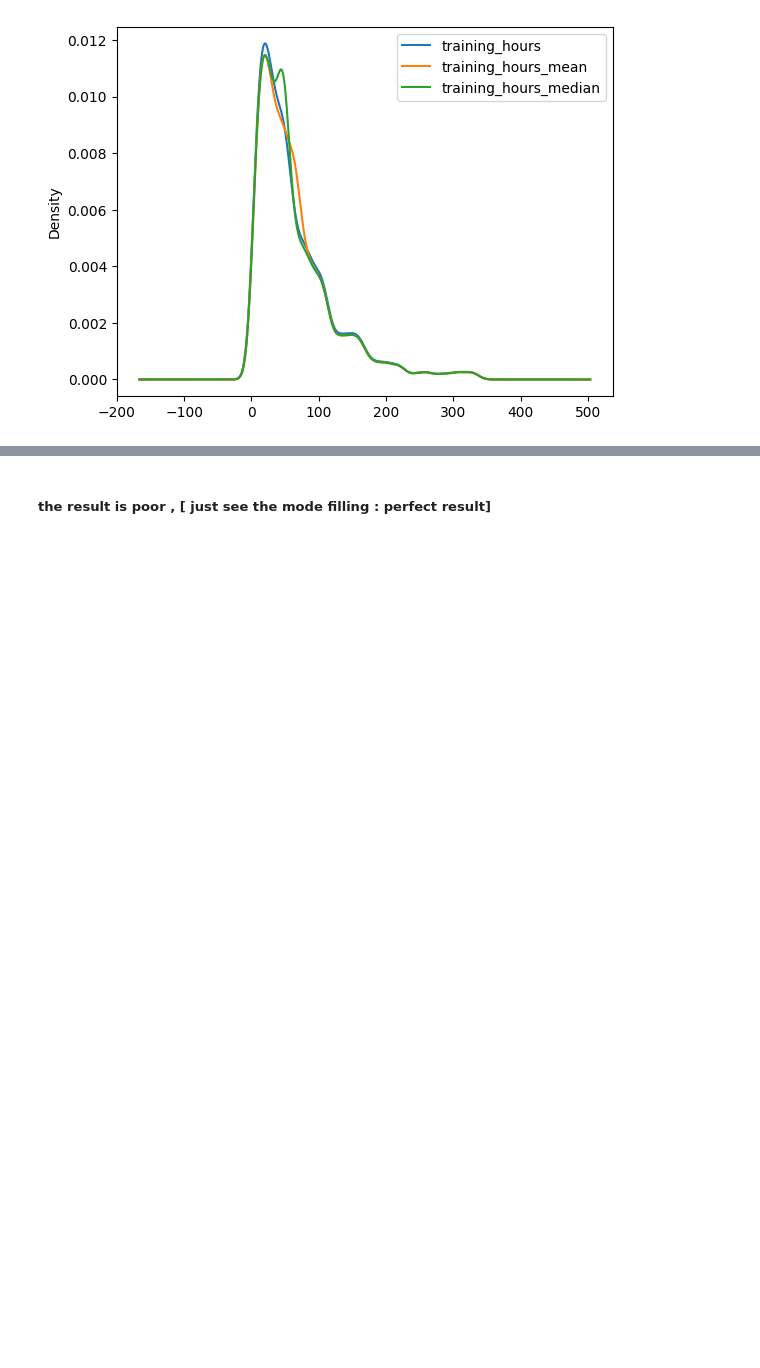
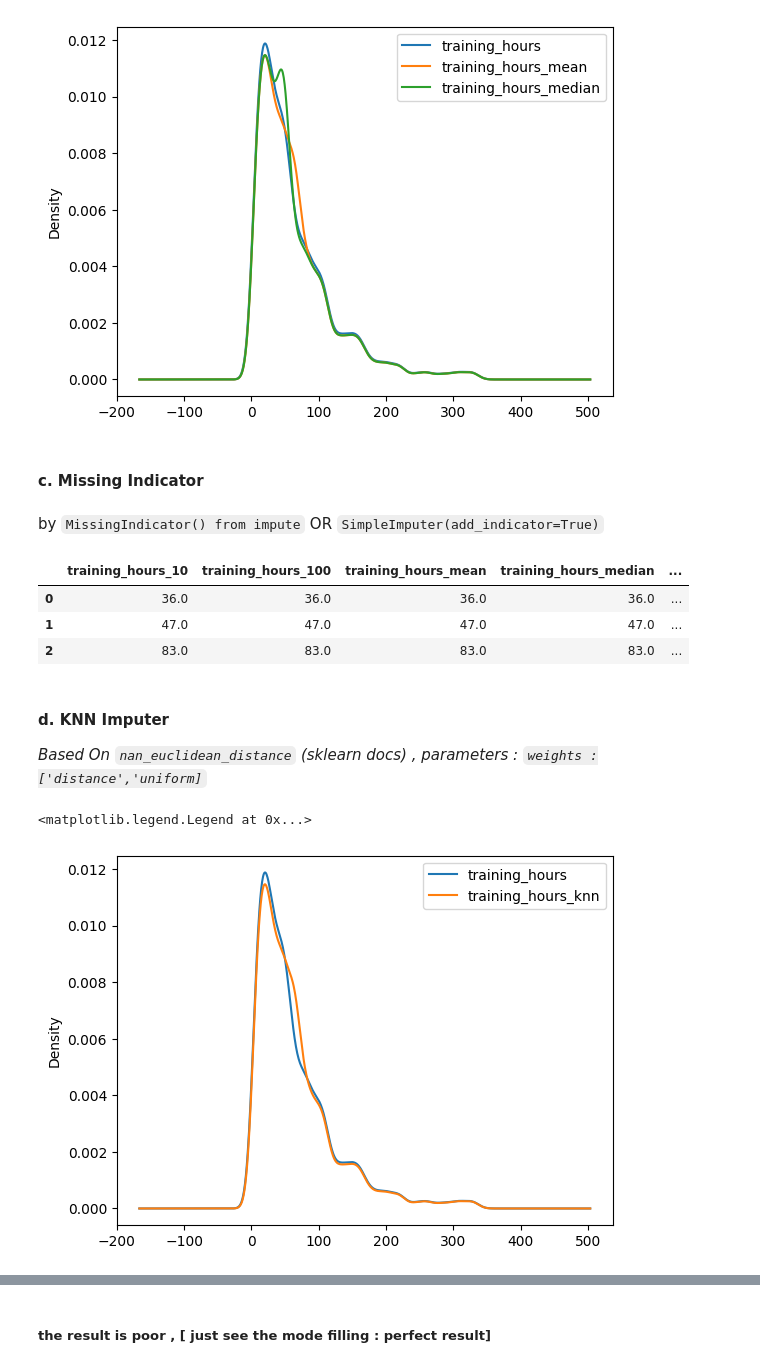
Before and after one commit to Rishabh-creator601/Machine_Learning_rock, a Jupyter notebook: feature_engineering/Imputation-missing_values.ipynb, the cells around one changed output, grey strips where cells are left out. Saved outputs shown, nothing was run; the diff lists cells and outputs as text; code cells hidden in the pictures; blank space fills up the shorter version.

```diff
--- a/feature_engineering/Imputation-missing_values.ipynb
+++ b/feature_engineering/Imputation-missing_values.ipynb
@@ -97,3 +108,22 @@ ax.legend(lines, labels, loc='best')
 # %% [output]
 <matplotlib.legend.Legend at 0x...>
 [figure]
+# %% [markdown]
+#### c.  Missing Indicator
+# %% [markdown]
+by `MissingIndicator() from impute` OR `SimpleImputer(add_indicator=True)`
+# %%
+si_m = SimpleImputer(add_indicator=True)
+X = si_m.fit_transform(data["training_hours"].values.reshape(-1,1))
+data["training_hours_indicator"]=  X[:,1].astype(bool)
+
+data.iloc[:,14:].head(3)
+# %% [output]
+|  | training_hours_10 | training_hours_100 | training_hours_mean | training_hours_median | ... |
+| 0 | 36.0 | 36.0 | 36.0 | 36.0 | ... |
+| 1 | 47.0 | 47.0 | 47.0 | 47.0 | ... |
+| 2 | 83.0 | 83.0 | 83.0 | 83.0 | ... |
+# %% [markdown]
+#### d. KNN Imputer
+
+*Based On `nan_euclidean_distance` (sklearn docs) , parameters : `weights :['distance','uniform]`*
@@ -99,0 +134,11 @@ ax.legend(lines, labels, loc='best')
+# %%
+fig = plt.figure()
+ax = fig.add_subplot(111)
+
+data["training_hours"].plot(kind="kde",ax=ax)
+data["training_hours_knn"].plot(kind="kde",ax=ax)
+lines, labels = ax.get_legend_handles_labels()
+ax.legend(lines, labels, loc='best')
+# %% [output]
+<matplotlib.legend.Legend at 0x...>
+[figure, added]
```
Also changed, not shown: parts of 29 cells of this notebook.
